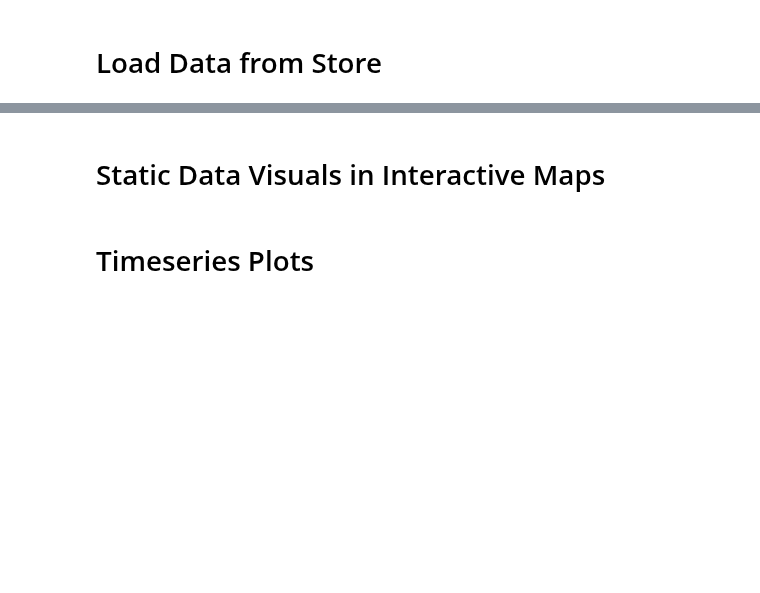
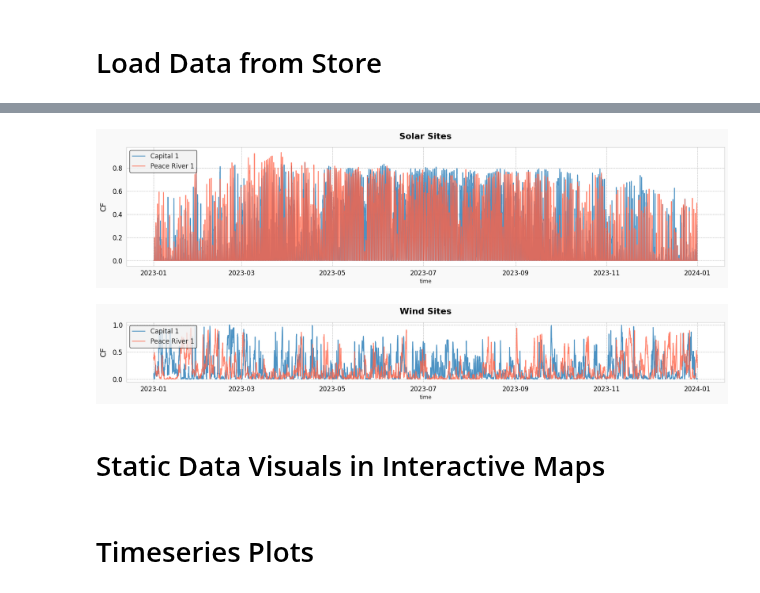
Before and after one commit to DeltaE/RESource, a Jupyter notebook: notebooks/Visuals.ipynb, the cells around one changed output, grey strips where cells are left out. Cells and saved outputs as stored; diff of their text form; code cells hidden in the pictures; blank space fills up the shorter version.

```diff
--- a/notebooks/Visuals.ipynb
+++ b/notebooks/Visuals.ipynb
@@ -32,3 +120,77 @@ clusters_wind
+# %%
+import matplotlib.pyplot as plt
+import seaborn as sns
+
+# Set Seaborn style for better aesthetics
+sns.set_style("whitegrid")
+
+# Create figure
+fig, ax = plt.subplots(figsize=(20, 4), facecolor="#f9f9f9")  # Light background
+
+# Define custom colors
+colors = ['#1f77b4', '#ff6347']
+
+# Plot using Seaborn
+sns.lineplot(data=timeseries_clusters_solar, x=timeseries_clusters_solar.index, y='Capital_1', ax=ax, color=colors[0], linewidth=1.5, alpha=0.8, label="Capital 1")
+sns.lineplot(data=timeseries_clusters_solar, x=timeseries_clusters_solar.index, y='PeaceRiver_1', ax=ax, color=colors[1], linewidth=1.5, alpha=0.8, label="Peace River 1")
+
+# Enhance aesthetics
+ax.set_facecolor("#ffffff")  # Pure white plot area
+ax.grid(True, linestyle="--", linewidth=0.6, alpha=0.6, color="gray")
+
+# Labels & title
+ax.set_title("Solar Sites", fontsize=16, color="black", fontweight="bold", pad=15)
+# ax.set_xlabel("Time", fontsize=14, color="black", labelpad=10)
+ax.set_ylabel("CF", fontsize=14, color="black", labelpad=10)
+
+# Customize ticks
+ax.tick_params(axis='x', colors="black", labelsize=12)
+ax.tick_params(axis='y', colors="black", labelsize=12)
+
+# Add a legend
+ax.legend(facecolor="#f0f0f0", edgecolor="black", fontsize=12, loc="upper left", frameon=True)
+
+# Show plot
+plt.show()
+# %% [output]
+[figure, added]
+# %%
+import matplotlib.pyplot as plt
+import seaborn as sns
+
+# Set Seaborn style for better aesthetics
+sns.set_style("whitegrid")
+
+# Create figure
+fig, ax = plt.subplots(figsize=(20, 4), facecolor="#f9f9f9")  # Light background
+
+# Define custom colors
+colors = ['#1f77b4', '#ff6347']
+
+# Plot using Seaborn
+sns.lineplot(data=timeseries_clusters_wind, x=timeseries_clusters_wind.index, y='Capital_1', ax=ax, color=colors[0], linewidth=1.5, alpha=0.8, label="Capital 1")
+sns.lineplot(data=timeseries_clusters_wind, x=timeseries_clusters_wind.index, y='PeaceRiver_1', ax=ax, color=colors[1], linewidth=1.5, alpha=0.8, label="Peace River 1")
+
+# Enhance aesthetics
+ax.set_facecolor("#ffffff")  # Pure white plot area
+ax.grid(True, linestyle="--", linewidth=0.6, alpha=0.6, color="gray")
+
+# Labels & title
+ax.set_title("Wind Sites", fontsize=16, color="black", fontweight="bold", pad=15)
+# ax.set_xlabel("Time", fontsize=14, color="black", labelpad=10)
+ax.set_ylabel("CF", fontsize=14, color="black", labelpad=10)
+
+# Customize ticks
+ax.tick_params(axis='x', colors="black", labelsize=12)
+ax.tick_params(axis='y', colors="black", labelsize=12)
+
+# Add a legend
+ax.legend(facecolor="#f0f0f0", edgecolor="black", fontsize=12, loc="upper left", frameon=True)
+
+# Show plot
+plt.show()
+# %% [output]
+[figure, added]
 # %% [markdown]
 # Static Data Visuals in Interactive Maps
 # %%
```
Also changed, not shown: parts of 13 cells of this notebook, 25 other files.
